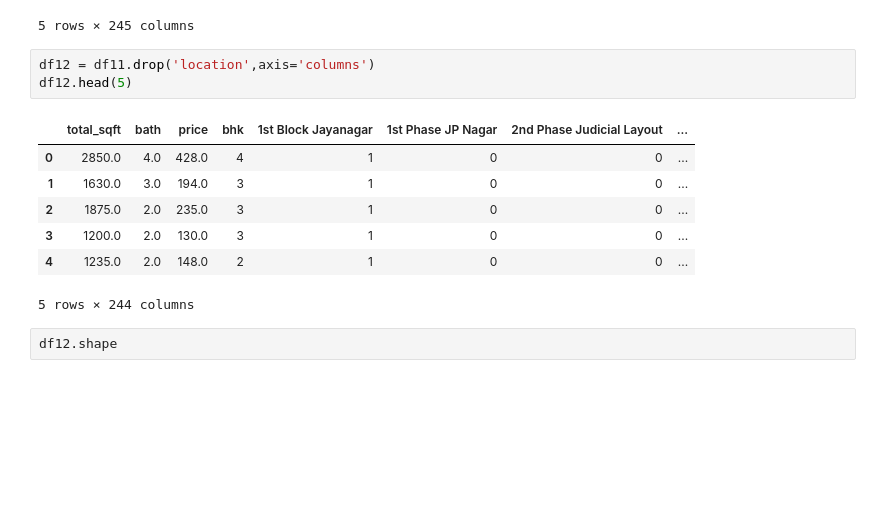
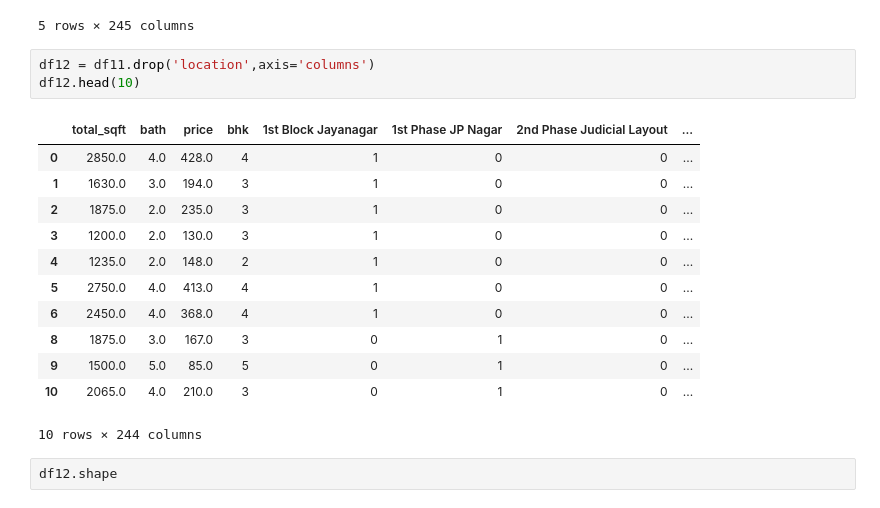
Before and after one commit to ritesh-chafer/Real-Estate-Price-Prediction, a Jupyter notebook: model/notebook.ipynb, the cells around one changed output. Cells and saved outputs as stored; diff of their text form; blank space fills up the shorter version.

```diff
--- a/model/notebook.ipynb
+++ b/model/notebook.ipynb
@@ -521,15 +523,20 @@ df11.head()
 5 rows × 245 columns
 # %%
 df12 = df11.drop('location',axis='columns')
-df12.head(5)
+df12.head(10)
 # %% [output]
 |  | total_sqft | bath | price | bhk | 1st Block Jayanagar | 1st Phase JP Nagar | 2nd Phase Judicial Layout | ... |
 | 0 | 2850.0 | 4.0 | 428.0 | 4 | 1 | 0 | 0 | ... |
 | 1 | 1630.0 | 3.0 | 194.0 | 3 | 1 | 0 | 0 | ... |
 | 2 | 1875.0 | 2.0 | 235.0 | 3 | 1 | 0 | 0 | ... |
 | 3 | 1200.0 | 2.0 | 130.0 | 3 | 1 | 0 | 0 | ... |
 | 4 | 1235.0 | 2.0 | 148.0 | 2 | 1 | 0 | 0 | ... |
+| 5 | 2750.0 | 4.0 | 413.0 | 4 | 1 | 0 | 0 | ... |
+| 6 | 2450.0 | 4.0 | 368.0 | 4 | 1 | 0 | 0 | ... |
+| 8 | 1875.0 | 3.0 | 167.0 | 3 | 0 | 1 | 0 | ... |
+| 9 | 1500.0 | 5.0 | 85.0 | 5 | 0 | 1 | 0 | ... |
+| 10 | 2065.0 | 4.0 | 210.0 | 3 | 0 | 1 | 0 | ... |
-5 rows × 244 columns
+10 rows × 244 columns
 # %%
 df12.shape
 # %% [output]
```
Also changed, not shown: parts of 8 cells of this notebook, 2 other files.
